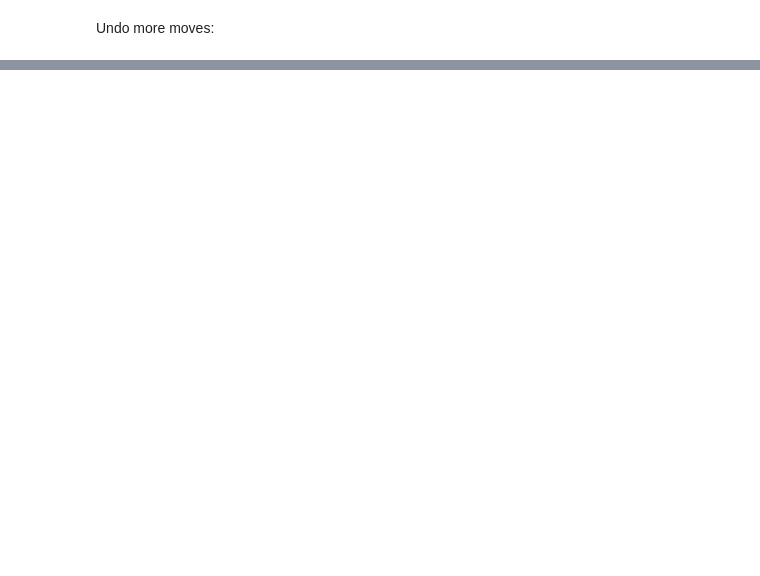
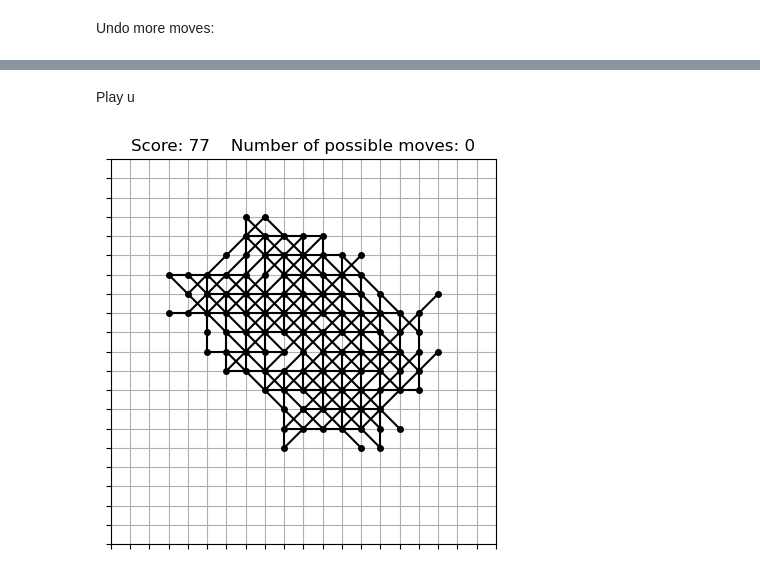
Before and after one commit to gillioz/MorpionSolitaire, a Jupyter notebook: cpp/PyMorpionSolitaire.ipynb, the cells around one changed output, grey strips where cells are left out. Saved outputs shown, nothing was run; the diff lists cells and outputs as text; code cells hidden in the pictures; blank space fills up the shorter version.

Commit message:
update print method

```diff
--- a/cpp/PyMorpionSolitaire.ipynb
+++ b/cpp/PyMorpionSolitaire.ipynb
@@ -170,0 +59,8 @@ Number of possible moves: 16
+# %% [markdown]
+Play u
+# %%
+game.restart()
+game.playNestedMC(1)
+game.print()
+# %% [output]
+[figure, added]
```
Also changed, not shown: parts of 7 cells of this notebook, 2 other files.
